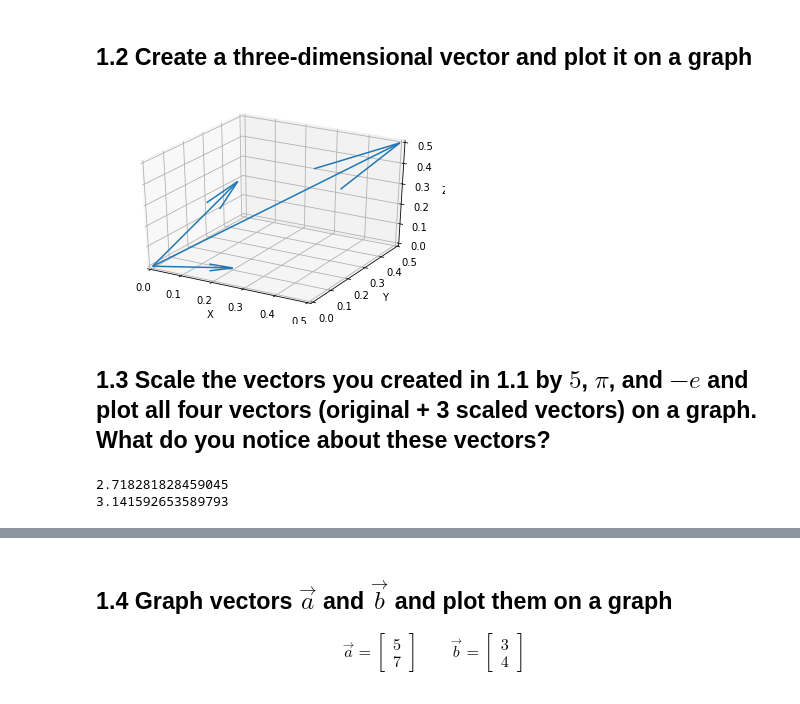
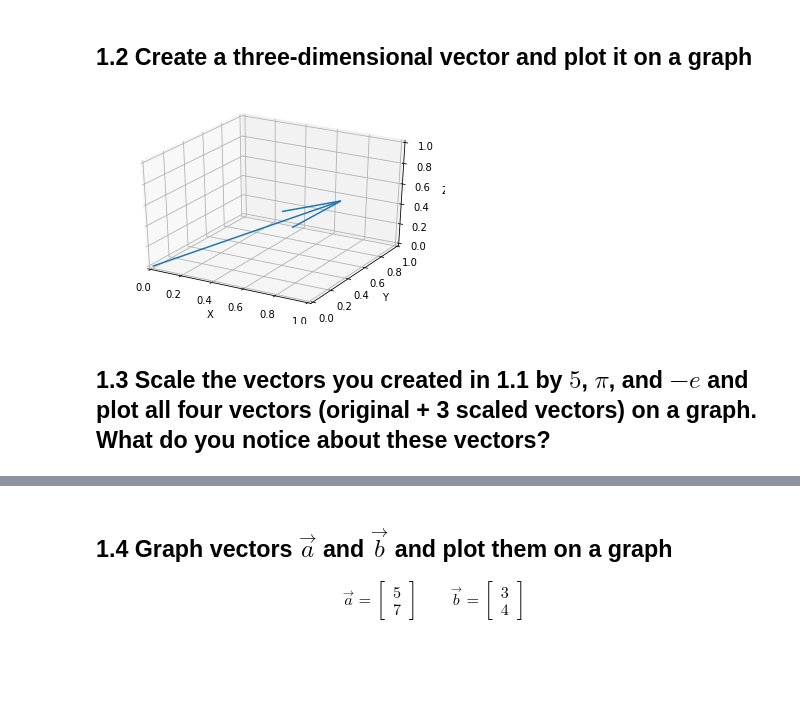
Before and after one commit to jrslagle/DS-Unit-1-Sprint-3-Linear-Algebra, a Jupyter notebook: module1-vectors-and-matrices/LS_DS_131_Vectors_and_Matrices_Assignment.ipynb, the cells around one changed output, grey strips where cells are left out. Drawn from its saved outputs; the diff is of its cells as text; code cells hidden in the pictures; blank space fills up the shorter version.

```diff
--- a/module1-vectors-and-matrices/LS_DS_131_Vectors_and_Matrices_Assignment.ipynb
+++ b/module1-vectors-and-matrices/LS_DS_131_Vectors_and_Matrices_Assignment.ipynb
@@ -19,33 +19,22 @@ plt.show()
 # %% [markdown]
 ## 1.2 Create a three-dimensional vector and plot it on a graph
 # %%
+import matplotlib.pyplot as plt
 from mpl_toolkits.mplot3d import Axes3D
 import numpy as np
 
-origin = [0, 0, 0]
-yellow = [.5, .5, .5]
-red    = [.2, .1, .0]
-blue   = [.1, .3, .3]
+origin = (0,0,0)
+endpoint = (0.7,0.9,0.4)
+vector = np.array([*origin, *endpoint])
+# vector = zip(*vector) # turn the array sideways
 
-vectors = np.array([[*origin, *yellow],
-                    [*origin, *red],
-                    [*origin, *blue]])
-
-v_componenets = zip(*vectors) # translate from [x,y,z, x,y,z] to [x1,x2,x3]
 fig = plt.figure()
 ax = fig.add_subplot(projection='3d')
-ax.quiver(*v_componenets, length=1)
-ax.set(xlim=[0, 0.5], ylim=[0, 0.5], zlim=[0, 0.5])
+ax.quiver(*vector, length=1)
+ax.set(xlim=[0, 1], ylim=[0, 1], zlim=[0, 1])
 ax.set(xlabel='X', ylabel='Y', zlabel='Z')
 plt.show()
 # %% [output]
-[figure, old version]
+[figure, new version]
 # %% [markdown]
 ## 1.3 Scale the vectors you created in 1.1 by $5$, $\pi$, and $-e$ and plot all four vectors (original + 3 scaled vectors) on a graph. What do you notice about these vectors?
-# %%
-from math import e, pi
-print(e)
-print(pi)
-# %% [output]
-2.718281828459045
-3.141592653589793
```
Also changed, not shown: parts of 8 cells of this notebook.
